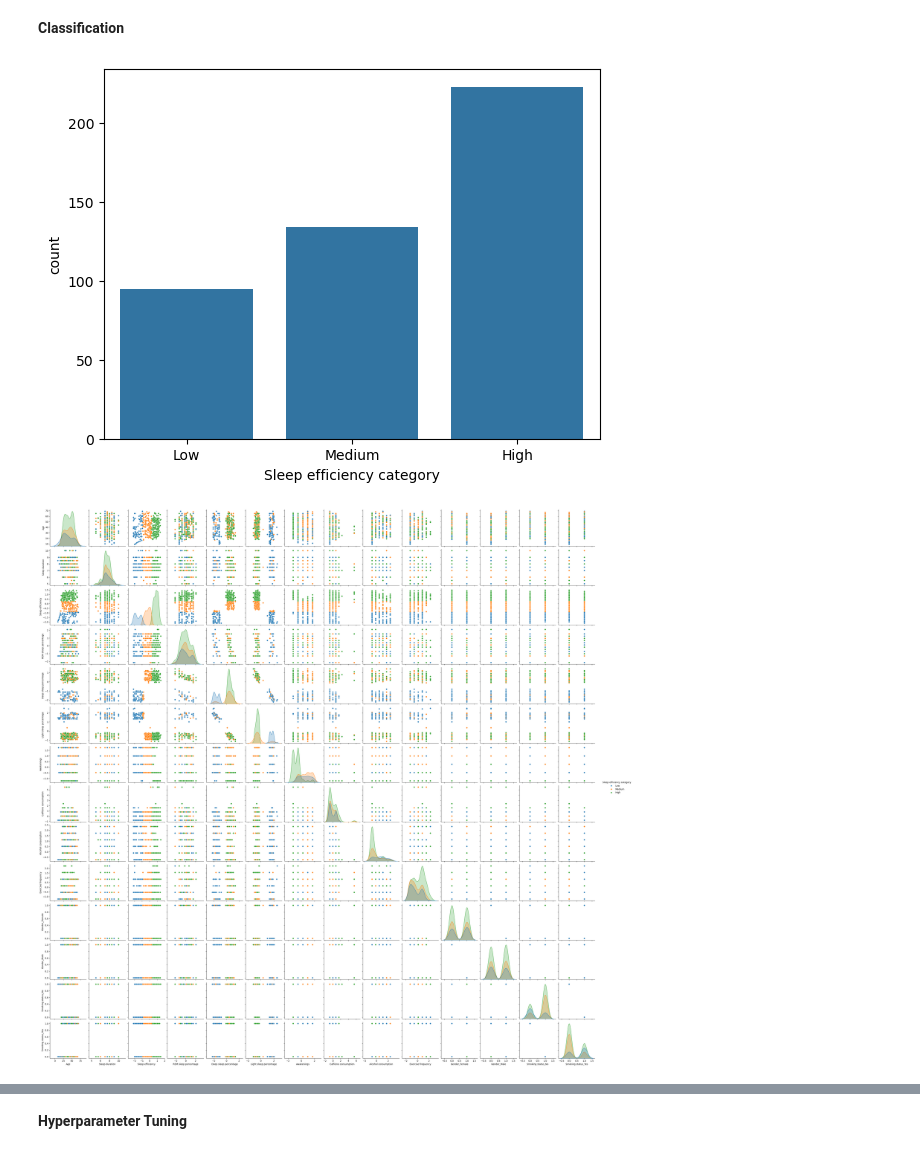
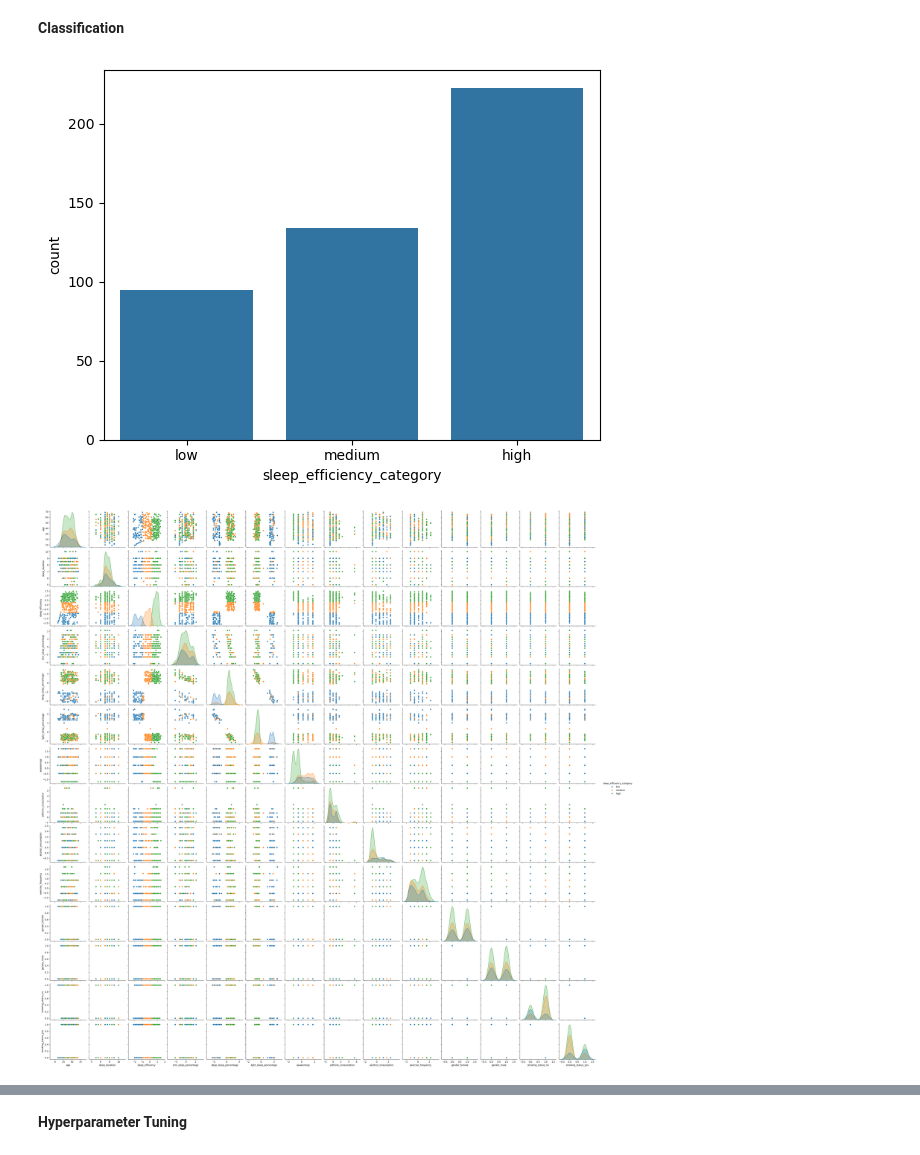
Before and after one commit to Jelles/ML-Model, a Jupyter notebook: Data Analysis - Gilbert.ipynb, the cells around one changed output, grey strips where cells are left out. Saved outputs shown, nothing was run; the diff lists cells and outputs as text; code cells hidden in the pictures.

Commit message:
Extended the EDA visualizations

```diff
--- a/Data Analysis - Gilbert.ipynb
+++ b/Data Analysis - Gilbert.ipynb
@@ -249,6 +302,9 @@ Name: Sleep efficiency, dtype: float64
 # %%
 # drop the columns which are not nummeric
 df_split = df.drop(columns=['Bedtime', 'Wakeup time', 'Gender_Female', 'Gender_Male', 'Smoking status_No', 'Smoking status_Yes'])
+
+# Rename all columns to lower case and replace spaces with underscores
+df.columns = df.columns.str.lower().str.replace(' ', '_')
 
 # Separate features and target variable
 X = df_split.drop(columns=['Sleep efficiency'])  # Assuming 'Sleep efficiency' is the target variable
@@ -264,29 +320,29 @@ X_train, X_test, y_train, y_test = train_test_split(X, y_encoded, test_size=0.2,
 **Classification**
 # %%
 # Bin the continuous target variable into discrete classes
-df['Sleep efficiency category'] = pd.cut(df['Sleep efficiency'], bins=3, labels=['Low', 'Medium', 'High'])
+df['sleep_efficiency_category'] = pd.cut(df['sleep_efficiency'], bins=3, labels=['low', 'medium', 'high'])
 
 # Visualize target classes
-sns.countplot(x='Sleep efficiency category', data=df)
+sns.countplot(x='sleep_efficiency_category', data=df)
 plt.show()
 
 # Analyze relationships
-sns.pairplot(df, hue='Sleep efficiency category')
+sns.pairplot(df, hue='sleep_efficiency_category')
 plt.show()
 
 # Update the target variable for classification
-y_train_class = pd.cut(y_train, bins=3, labels=['Low', 'Medium', 'High'])
-y_test_class = pd.cut(y_test, bins=3, labels=['Low', 'Medium', 'High'])
+y_train_class = pd.cut(y_train, bins=3, labels=['low', 'medium', 'high'])
+y_test_class = pd.cut(y_test, bins=3, labels=['low', 'medium', 'high'])
 
 # Train classification model
 model = DecisionTreeClassifier()
 model.fit(X_train, y_train_class)
 
 # Evaluate classification model
 y_pred = model.predict(X_test)
 print(f"Accuracy: {accuracy_score(y_test_class, y_pred)}")
 print(classification_report(y_test_class, y_pred))
 print(confusion_matrix(y_test_class, y_pred))
 # %% [output]
-[figure, old version]
+[figure, new version]
 [figure]
```
Also changed, not shown: parts of 14 cells of this notebook, 3 other files.
